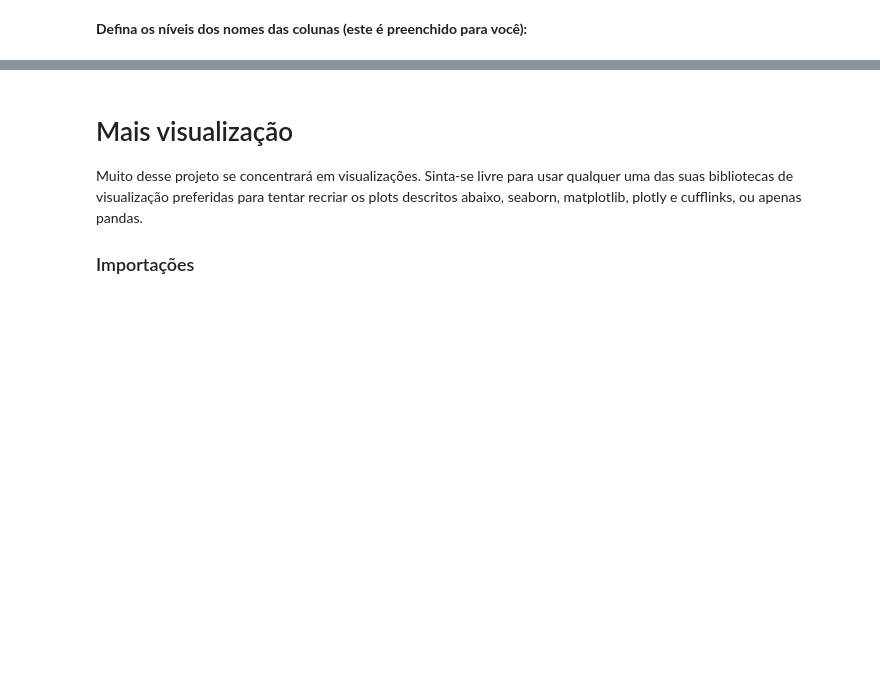
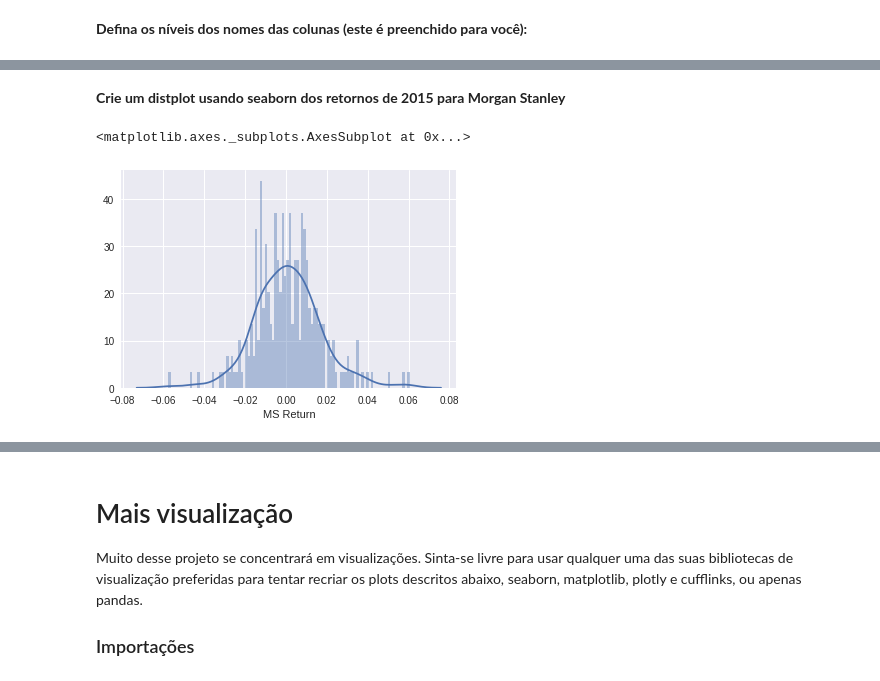
Before and after one commit to danbailo/Data-Science, a Jupyter notebook: Projetos de dados/Finanças/Projeto de dados de finanças.ipynb, the cells around one changed output, grey strips where cells are left out. Saved outputs shown, nothing was run; the diff lists cells and outputs as text; code cells hidden in the pictures; blank space fills up the shorter version.

```diff
--- a/Projetos de dados/Finanças/Projeto de dados de finanças.ipynb
+++ b/Projetos de dados/Finanças/Projeto de dados de finanças.ipynb
@@ -351,0 +415,7 @@ using a non-integer number instead of an integer will result in an error in the
+# %% [markdown]
+**Crie um distplot usando seaborn dos retornos de 2015 para Morgan Stanley**
+# %%
+sns.distplot(returns['2015']['MS Return'].dropna(), bins=100)
+# %% [output]
+<matplotlib.axes._subplots.AxesSubplot at 0x...>
+[figure, added]
```
Also changed, not shown: parts of 74 cells of this notebook.
